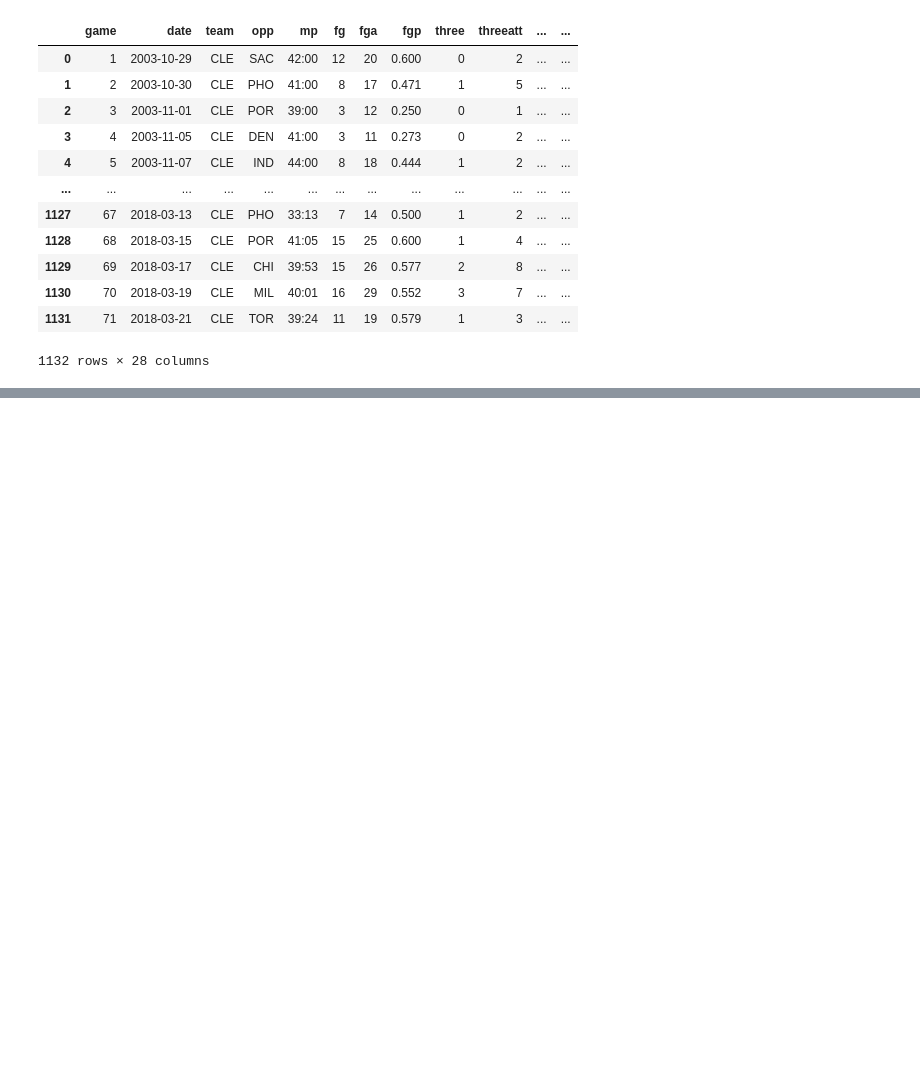
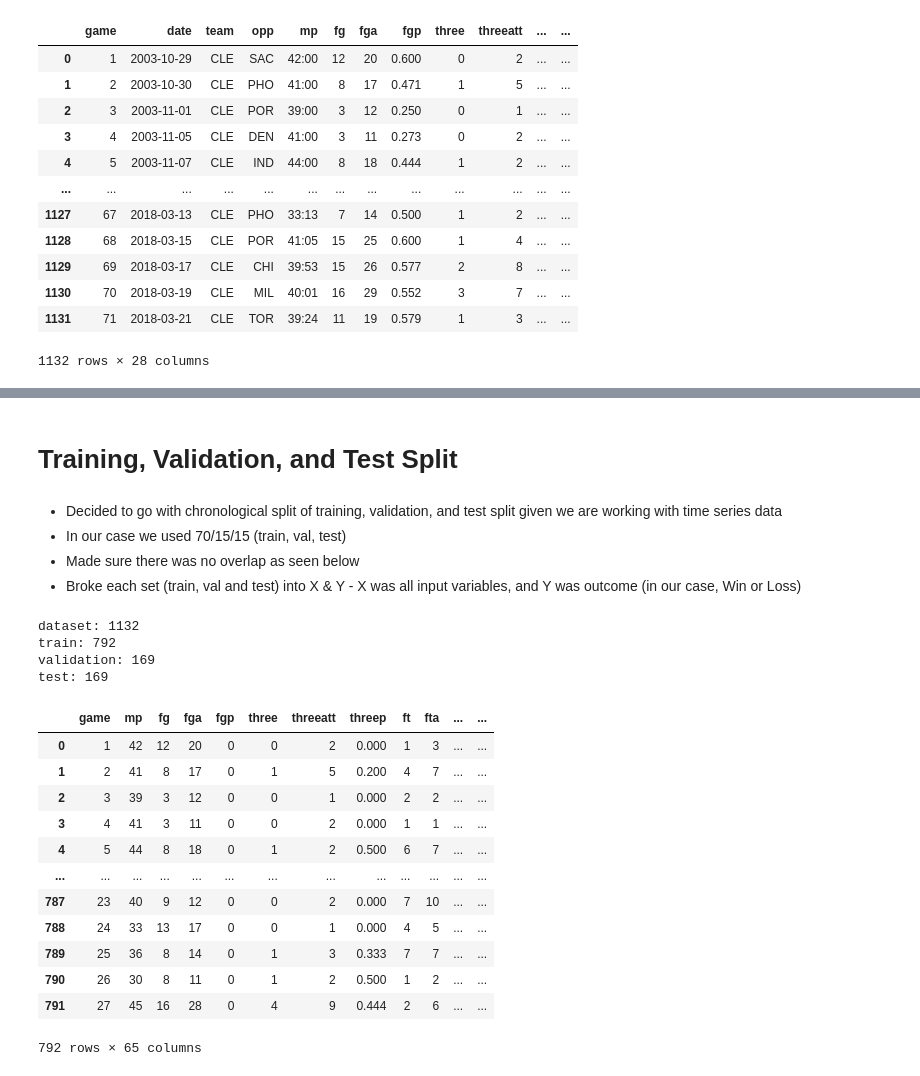
Before and after one commit to ArwinR/w207-final-project, a Jupyter notebook: Final_Report_207.ipynb, the cells around one changed output, grey strips where cells are left out. Saved outputs shown, nothing was run; the diff lists cells and outputs as text; code cells hidden in the pictures; blank space fills up the shorter version.

```diff
--- a/EDA_for_Lebron_James.ipynb
+++ b/Final_Report_207.ipynb
@@ -308,0 +455,47 @@ lbj_df
+# %% [markdown]
+# Training, Validation, and Test Split
+# %% [markdown]
+- Decided to go with chronological split of training, validation, and test split given we are working with time series data
+- In our case we used 70/15/15 (train, val, test)
+- Made sure there was no overlap as seen below
+- Broke each set (train, val and test) into X & Y - X was all input variables, and Y was outcome (in our case, Win or Loss)
+# %%
+### Calculate the total length
+
+n_total = len(lbj_df)
+n_train = int(n_total * 0.70)
+n_val = int(n_total * 0.15)
+n_test = int(n_total * 0.15)
+# %%
+## Double check the lengths
+print(f'dataset:', n_total)
+print(f'train:',n_train)
+print(f'validation:', n_val)
+print(f'test:', n_test)
+# %% [output]
+dataset: 1132
+train: 792
+validation: 169
+test: 169
+# %%
+## Create the actual sets themselves
+train_df = lbj_df.iloc[:n_train]
+val_df = lbj_df.loc[n_train:n_train + n_val]
+test_df = lbj_df.loc[n_train + n_val + 1:]
+# %%
+## Check it worked
+train_df
+# %% [output]
+|  | game | mp | fg | fga | fgp | three | threeatt | threep | ft | fta | ... | ... |
+| 0 | 1 | 42 | 12 | 20 | 0 | 0 | 2 | 0.000 | 1 | 3 | ... | ... |
+| 1 | 2 | 41 | 8 | 17 | 0 | 1 | 5 | 0.200 | 4 | 7 | ... | ... |
+| 2 | 3 | 39 | 3 | 12 | 0 | 0 | 1 | 0.000 | 2 | 2 | ... | ... |
+| 3 | 4 | 41 | 3 | 11 | 0 | 0 | 2 | 0.000 | 1 | 1 | ... | ... |
+| 4 | 5 | 44 | 8 | 18 | 0 | 1 | 2 | 0.500 | 6 | 7 | ... | ... |
+| ... | ... | ... | ... | ... | ... | ... | ... | ... | ... | ... | ... | ... |
+| 787 | 23 | 40 | 9 | 12 | 0 | 0 | 2 | 0.000 | 7 | 10 | ... | ... |
+| 788 | 24 | 33 | 13 | 17 | 0 | 0 | 1 | 0.000 | 4 | 5 | ... | ... |
+| 789 | 25 | 36 | 8 | 14 | 0 | 1 | 3 | 0.333 | 7 | 7 | ... | ... |
+| 790 | 26 | 30 | 8 | 11 | 0 | 1 | 2 | 0.500 | 1 | 2 | ... | ... |
+| 791 | 27 | 45 | 16 | 28 | 0 | 4 | 9 | 0.444 | 2 | 6 | ... | ... |
+792 rows × 65 columns
```
Also changed, not shown: parts of 29 cells of this notebook.
